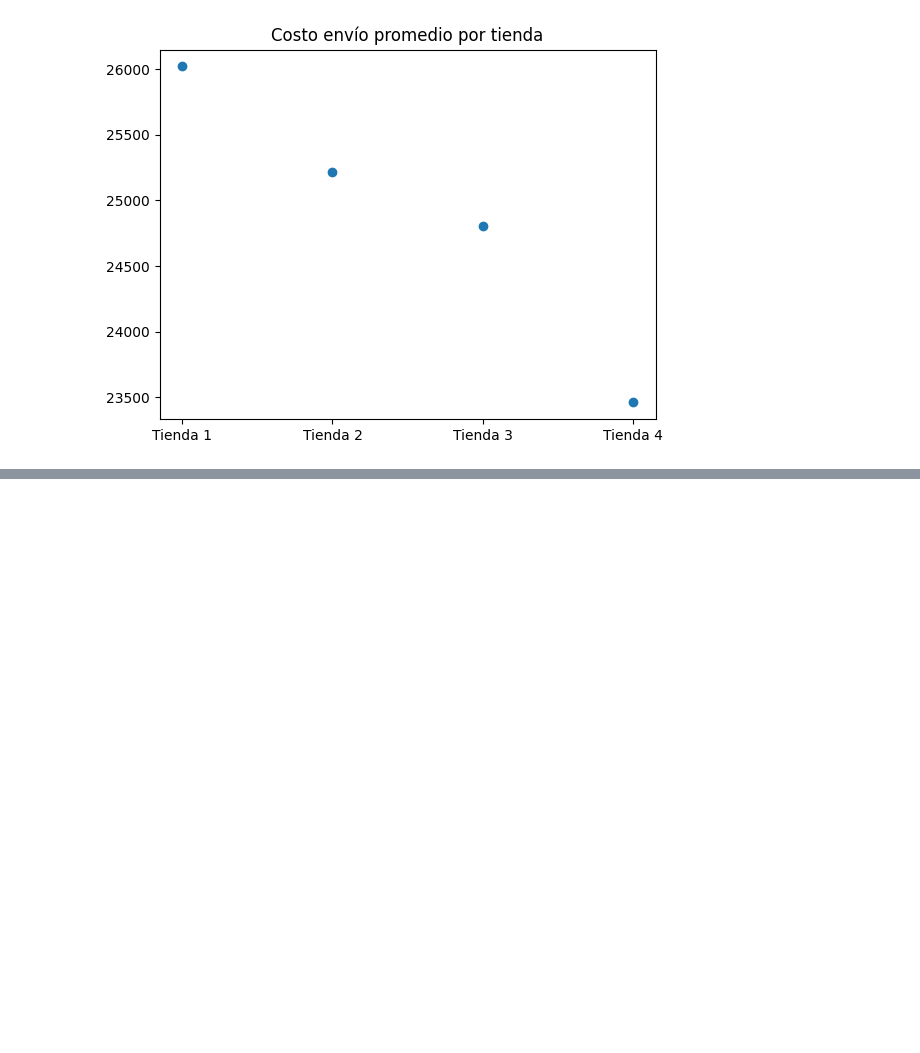
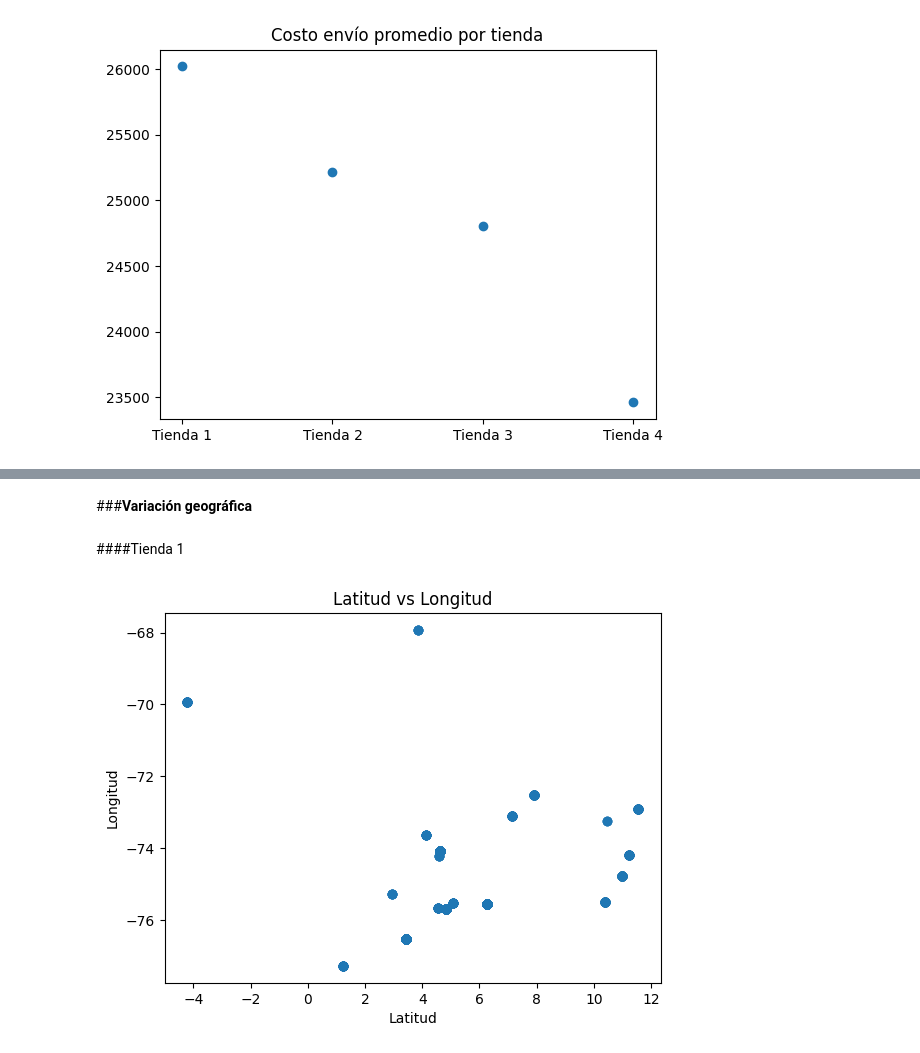
Before and after one commit to Julian-RR/Data-Science-challenge-1, a Jupyter notebook: AluraStoreLatam.ipynb, the cells around one changed output, grey strips where cells are left out. Saved outputs shown, nothing was run; the diff lists cells and outputs as text; code cells hidden in the pictures; blank space fills up the shorter version.

```diff
--- a/AluraStoreLatam.ipynb
+++ b/AluraStoreLatam.ipynb
@@ -294,6 +294,24 @@ def grafica_toma_listas(lista_maximo,lista_minimo,maximo,minimo):
   for e in lista_minimo:
     grafica_conteo_p[e]=minimo
   grafica_barras(grafica_conteo_p.keys(),grafica_conteo_p.keys(),grafica_conteo_p.values(),"Productos","Ventas","Productos más vendidos tienda ")
+
+
+
+'''
+Gráfica geográfica Latitud vs longitud
+'''
+def grafica_latitud_longitud(tienda):
+  latitud=[]
+  longitud=[]
+  for n in tienda['lat']:
+    latitud.append(n)
+  for n in tienda['lon']:
+    longitud.append(n)
+  plt.scatter(latitud,longitud)
+  plt.title("Latitud vs Longitud")
+  plt.xlabel("Latitud")
+  plt.ylabel("Longitud")
+  plt.show()
 # %% [markdown]
 #1. Análisis de facturación
 # %% [markdown]
@@ -615,0 +728,8 @@ plt.show()
+# %% [markdown]
+###**Variación geográfica**
+# %% [markdown]
+####Tienda 1
+# %%
+grafica_latitud_longitud(tienda)
+# %% [output]
+[figure, added]
```
Also changed, not shown: parts of 23 cells of this notebook.
